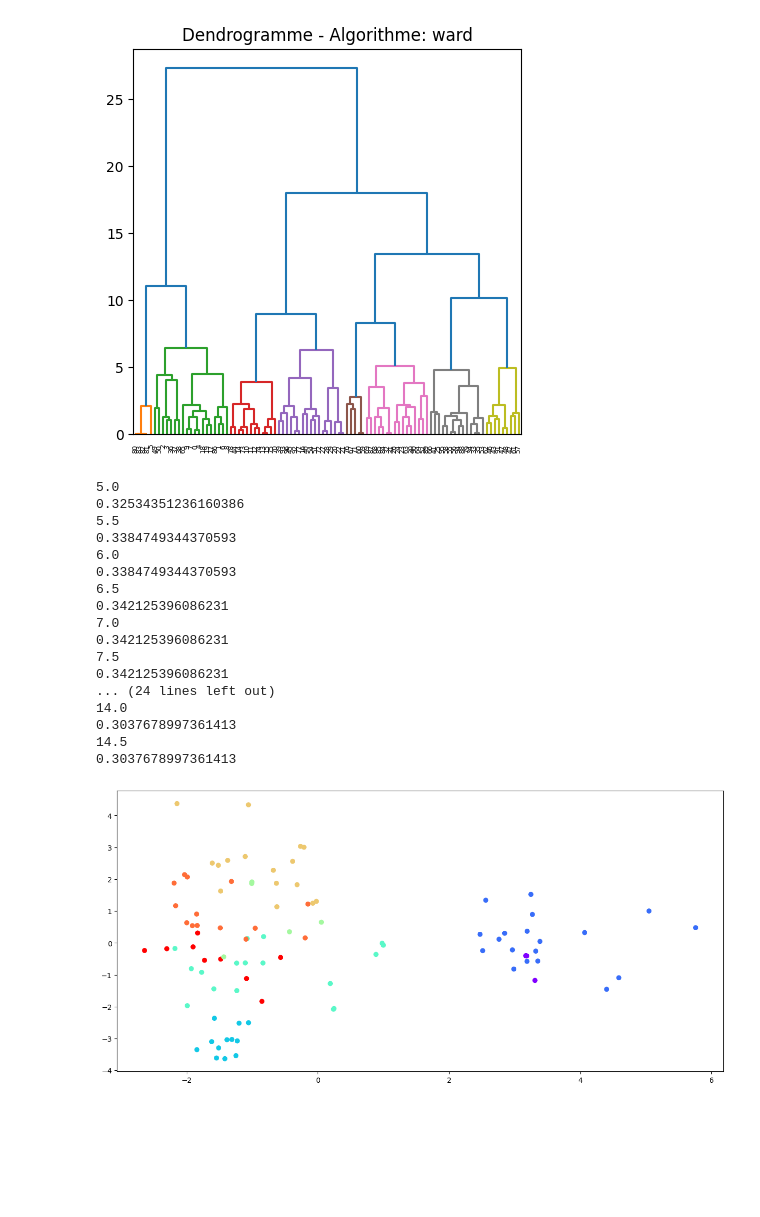
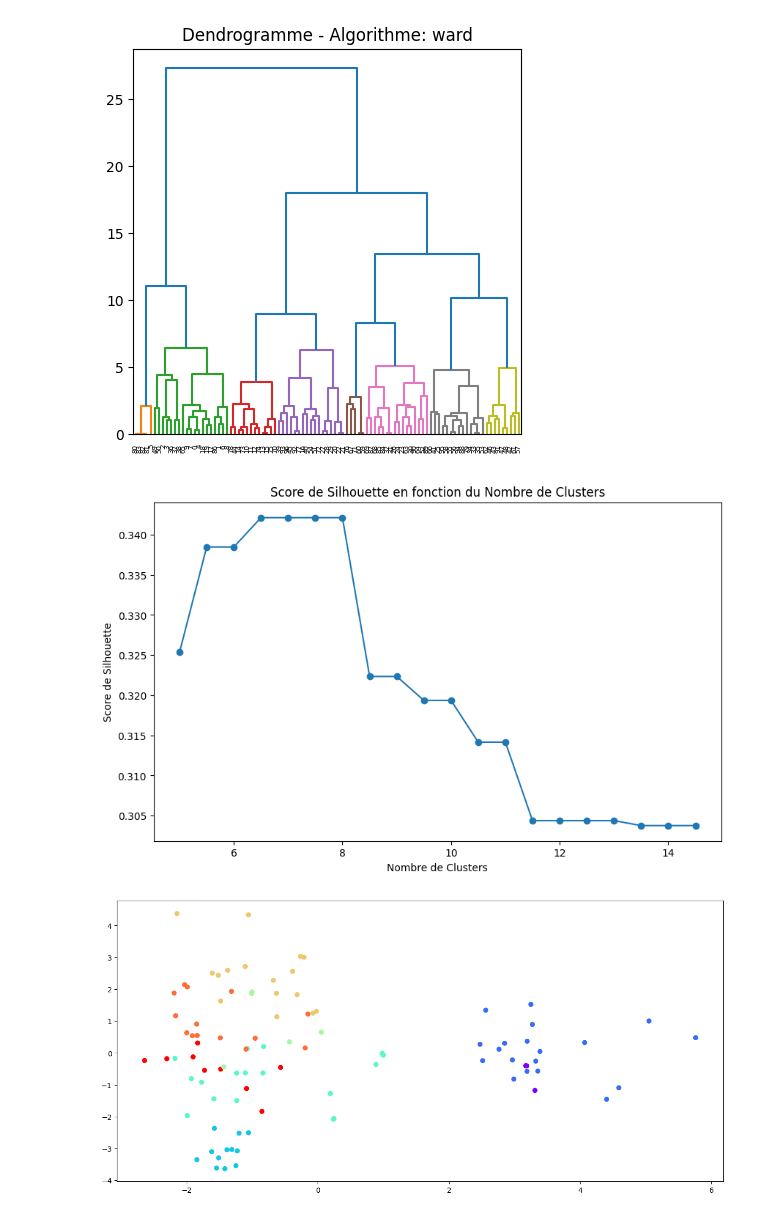
Before and after one commit to TLeandre/Categorisation-de-capteurs-de-pollution, a Jupyter notebook: scripts/Leandre_ACP.ipynb, the cells around one changed output. Saved outputs shown, nothing was run; the diff lists cells and outputs as text; code cells hidden in the pictures; blank space fills up the shorter version.

Commit message:
Avancement methode de cluster

```diff
--- a/scripts/Leandre_ACP.ipynb
+++ b/scripts/Leandre_ACP.ipynb
@@ -305,34 +305,29 @@ for algo in algorithms:
 [figure]
 [figure]
 # %%
+
 from sklearn.metrics import silhouette_score
 
 matrice_liaisons = SCH.linkage(Z_acp, method="ward", optimal_ordering=True)
 
-tab = np.arange(5, 15, 0.5)
+# Essayer différents nombres de clusters
+nombre_clusters = np.arange(5, 15, 0.5)
+scores_silhouette = []
 
-for t in tab:
-    print(t)
-    cluster = SCH.fcluster(matrice_liaisons, t, criterion='distance')
-    print(silhouette_score(Z_acp, cluster))
+for n in nombre_clusters:
+    cluster = SCH.fcluster(matrice_liaisons, n, criterion='distance')
+    silhouette_avg = silhouette_score(Z_acp, cluster)
+    scores_silhouette.append(silhouette_avg)
+
+# Tracer la courbe de silhouette en fonction du nombre de clusters
+plt.figure(figsize=(10, 6))
+plt.plot(nombre_clusters, scores_silhouette, marker='o')
+plt.xlabel('Nombre de Clusters')
+plt.ylabel('Score de Silhouette')
+plt.title('Score de Silhouette en fonction du Nombre de Clusters')
+plt.show()
 # %% [output]
-5.0
-0.32534351236160386
-5.5
-0.3384749344370593
-6.0
-0.3384749344370593
-6.5
-0.342125396086231
-7.0
-0.342125396086231
-7.5
-0.342125396086231
-... (24 lines left out)
-14.0
-0.3037678997361413
-14.5
-0.3037678997361413
+[figure, added]
 # %%
 #  choix de t = 8
 t=8
```
Also changed, not shown: parts of 18 cells of this notebook, 1 other file.
